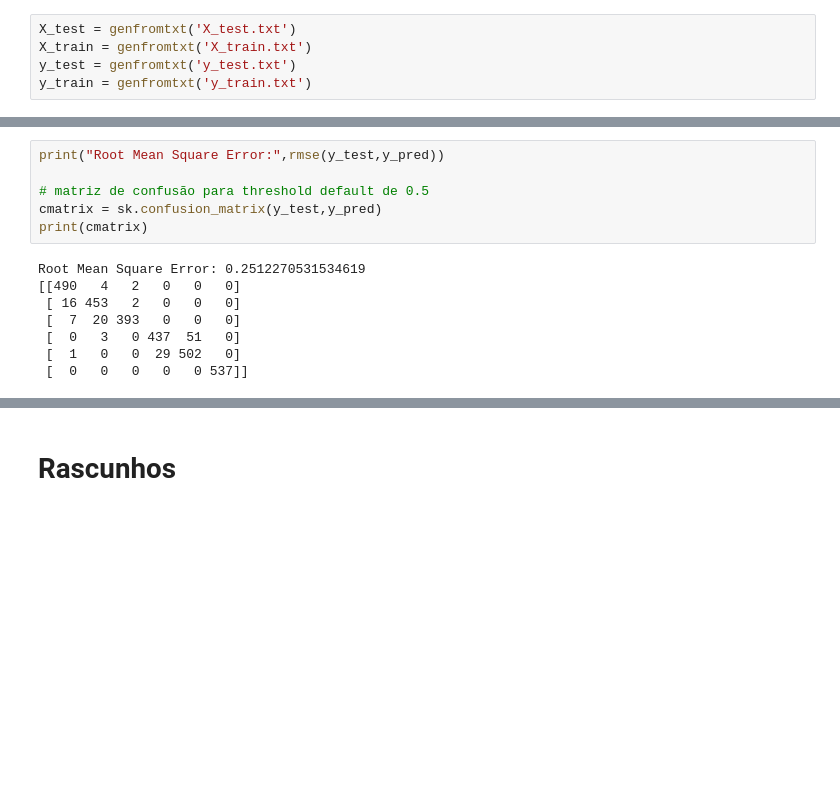
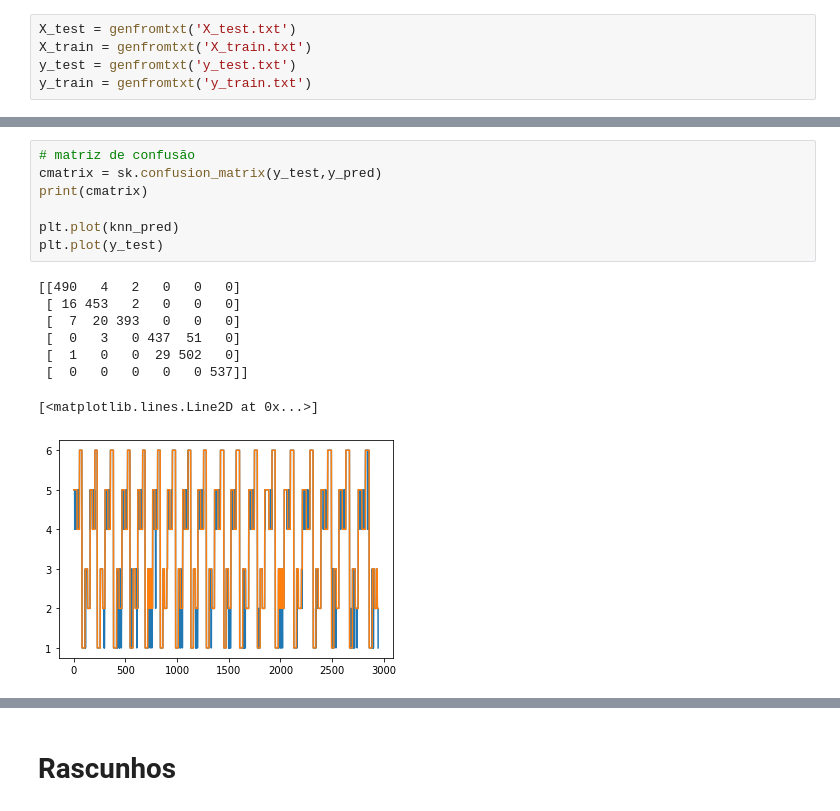
Before and after one commit to marinacer/EFC2, a Jupyter notebook: EFC2.ipynb, the cells around one changed output, grey strips where cells are left out. Drawn from its saved outputs; the diff is of its cells as text; blank space fills up the shorter version.

```diff
--- a/EFC2.ipynb
+++ b/EFC2.ipynb
@@ -162,14 +179,16 @@ print(y_pred)
 # %%
-print("Root Mean Square Error:",rmse(y_test,y_pred))
-
-# matriz de confusão para threshold default de 0.5
+# matriz de confusão
 cmatrix = sk.confusion_matrix(y_test,y_pred)
 print(cmatrix)
+
+plt.plot(knn_pred)
+plt.plot(y_test)
 # %% [output]
-Root Mean Square Error: 0.2512270531534619
 [[490   4   2   0   0   0]
  [ 16 453   2   0   0   0]
  [  7  20 393   0   0   0]
  [  0   3   0 437  51   0]
  [  1   0   0  29 502   0]
  [  0   0   0   0   0 537]]
+[<matplotlib.lines.Line2D at 0x...>]
+[figure, added]
```
Also changed, not shown: parts of 15 cells of this notebook.
